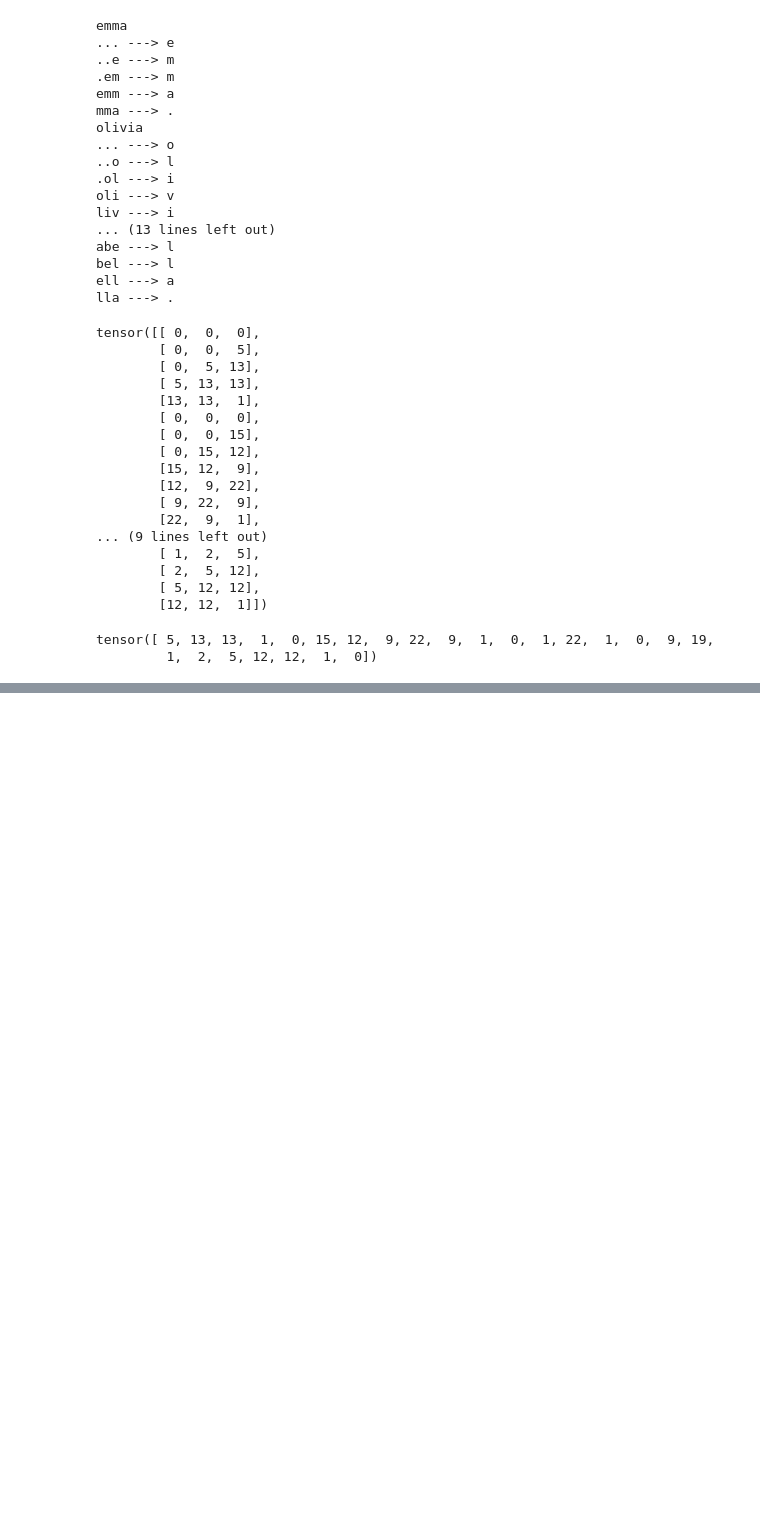
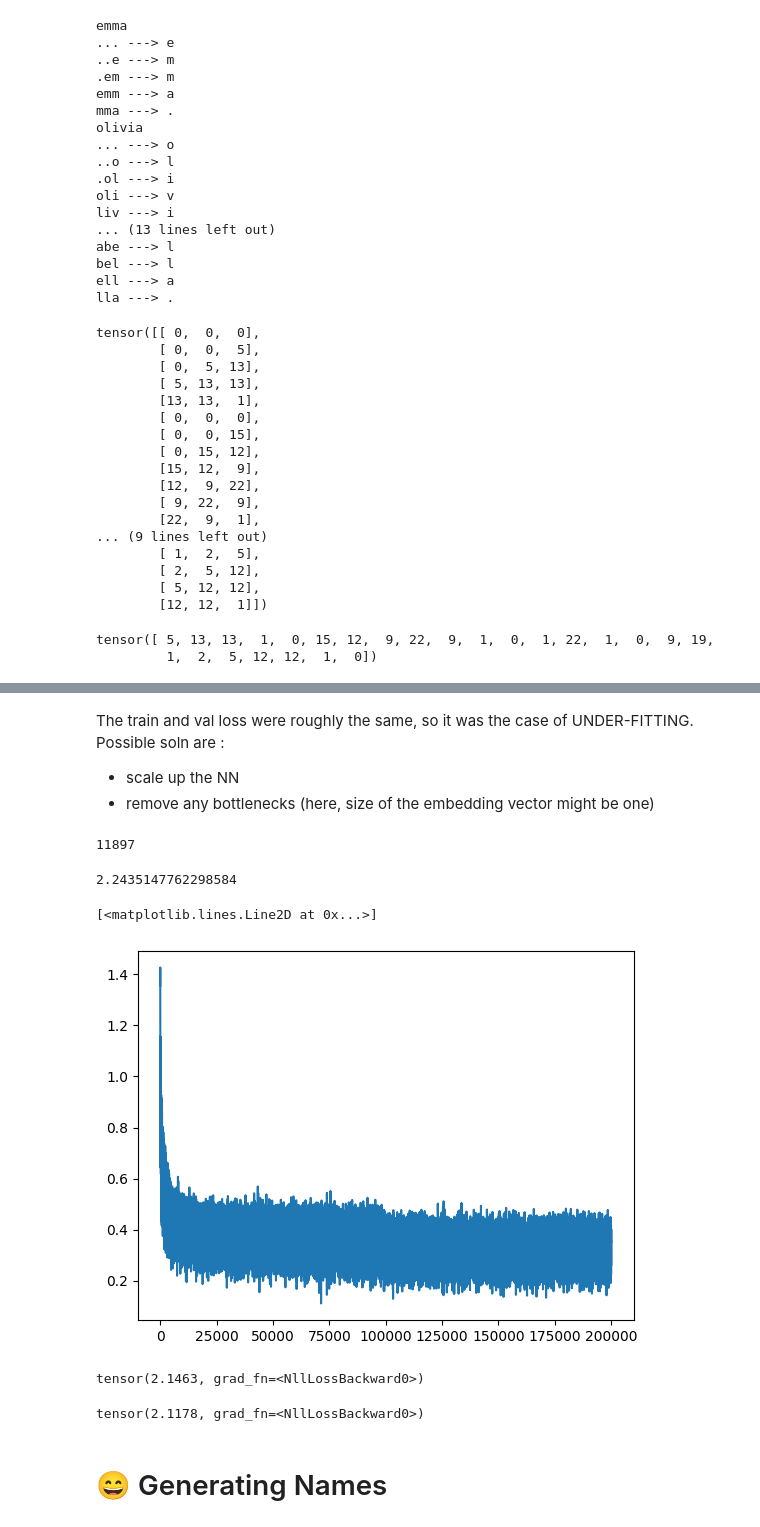
Before and after one commit to Dasx22/FlexFingers, a Jupyter notebook: Bengio_et_al_MLP.ipynb, the cells around one changed output, grey strips where cells are left out. Drawn from its saved outputs; the diff is of its cells as text; code cells hidden in the pictures; blank space fills up the shorter version.

```diff
--- a/Bengio_et_al_MLP.ipynb
+++ b/Bengio_et_al_MLP.ipynb
@@ -112,0 +444,4 @@ tensor([ 5, 13, 13,  1,  0, 15, 12,  9, 22,  9,  1,  0,  1, 22,  1,  0,  9, 19,
+# %% [markdown]
+The train and val loss were roughly the same, so it was the case of UNDER-FITTING. Possible soln are :
+- scale up the NN
+- remove any bottlenecks (here, size of the embedding vector might be one)
@@ -112,0 +458,69 @@ tensor([ 5, 13, 13,  1,  0, 15, 12,  9, 22,  9,  1,  0,  1, 22,  1,  0,  9, 19,
+# %%
+sum(p.nelement() for p in parameters)   # total no of parameters
+# %% [output]
+11897
+# %%
+for p in parameters:
+  p.requires_grad = True
+# %%
+lr_i = []
+loss_i = []
+steps_i = []
+# %%
+# training in mini batch
+for i in range(200000):
+
+  # constructing mini batch
+  idx = torch.randint(0, x_tr.shape[0], (32,))    # mini batch of size 32; randomly selecting 32 examples to get the approximate gradient direction and accelerate the training process
+
+  # forward pass
+  emb = C[x_tr[idx]]    # [32, 3, 10]
+  h = torch.tanh(emb.view(-1, 30) @ w1 + b1)   # [32, 200]
+  logits = h @ w2 + b2    # [32, 27]
+  loss = F.cross_entropy(logits, y_tr[idx])
+  # print(loss.item())
+
+  # backward pass
+  for p in parameters:
+    p.grad = None
+  loss.backward()                # computationally most heavy step
+  # parameter update
+  # lr = lrs[i]
+  # lr = 0.1
+  lr = 0.1 if i < 100000 else 0.01                      # learning rate decay
+  for p in parameters:
+    p.data += -lr * p.grad
+
+  # # track stats
+  # lr_i.append(lre[i])
+  loss_i.append(loss.log10().item())      # log squashed the hockey stick graph of loss
+  steps_i.append(i)
+
+print(loss.item())
+# %% [output]
+2.2435147762298584
+# %%
+plt.plot(steps_i, loss_i)
+# %% [output]
+[<matplotlib.lines.Line2D at 0x...>]
+[figure, added]
+# %%
+# loss for entire dev dataset
+emb = C[x_dev]
+h = torch.tanh(emb.view(-1, 30) @ w1 + b1)
+logits = h @ w2 + b2
+loss = F.cross_entropy(logits, y_dev)
+loss
+# %% [output]
+tensor(2.1463, grad_fn=<NllLossBackward0>)
+# %%
+# loss for entire train dataset
+emb = C[x_tr]
+h = torch.tanh(emb.view(-1, 30) @ w1 + b1)
+logits = h @ w2 + b2
+loss = F.cross_entropy(logits, y_tr)
+loss
+# %% [output]
+tensor(2.1178, grad_fn=<NllLossBackward0>)
+# %% [markdown]
+# 😄 Generating Names
```
Also changed, not shown: parts of 62 cells of this notebook.
